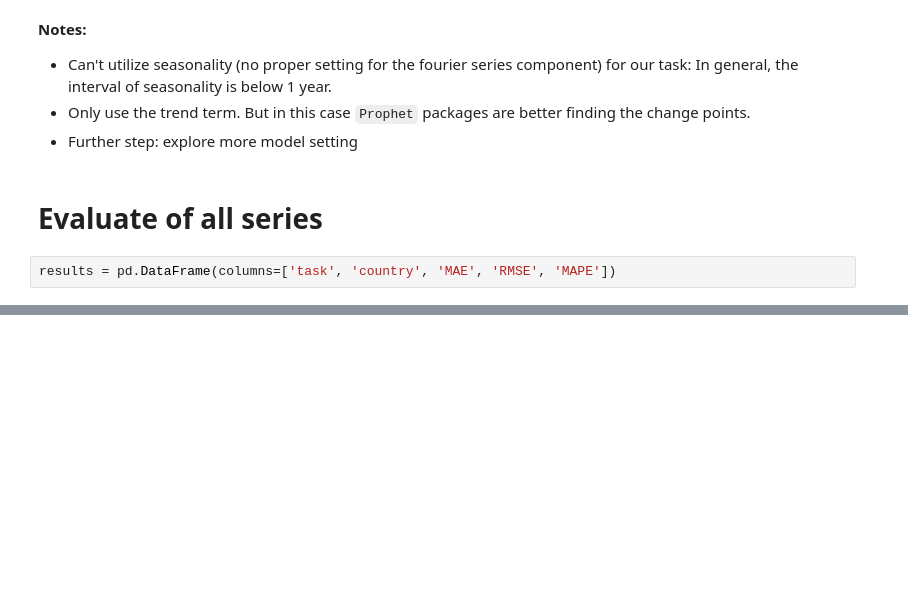
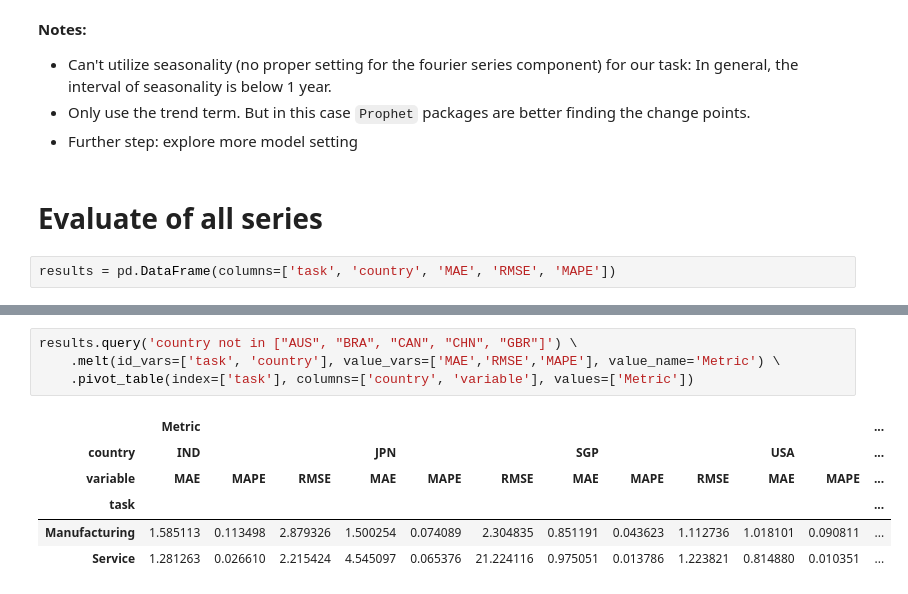
Before and after one commit to HannahFromAland/Accenture4-Evaluating-the-Attractiveness-of-a-Country, a Jupyter notebook: Model/PyMC3/pymc3-prophet.ipynb, the cells around one changed output, grey strips where cells are left out. Cells and saved outputs as stored; diff of their text form; blank space fills up the shorter version.

```diff
--- a/Model/PyMC3/pymc3-prophet.ipynb
+++ b/Model/PyMC3/pymc3-prophet.ipynb
@@ -287,0 +274,11 @@ results
+# %%
+results.query('country not in ["AUS", "BRA", "CAN", "CHN", "GBR"]') \
+    .melt(id_vars=['task', 'country'], value_vars=['MAE','RMSE','MAPE'], value_name='Metric') \
+    .pivot_table(index=['task'], columns=['country', 'variable'], values=['Metric'])
+# %% [output]
+|  | Metric |  |  |  |  |  |  |  |  |  |  | ... |
+| country | IND |  |  | JPN |  |  | SGP |  |  | USA |  | ... |
+| variable | MAE | MAPE | RMSE | MAE | MAPE | RMSE | MAE | MAPE | RMSE | MAE | MAPE | ... |
+| task |  |  |  |  |  |  |  |  |  |  |  | ... |
+| Manufacturing | 1.585113 | 0.113498 | 2.879326 | 1.500254 | 0.074089 | 2.304835 | 0.851191 | 0.043623 | 1.112736 | 1.018101 | 0.090811 | ... |
+| Service | 1.281263 | 0.026610 | 2.215424 | 4.545097 | 0.065376 | 21.224116 | 0.975051 | 0.013786 | 1.223821 | 0.814880 | 0.010351 | ... |
```
Also changed, not shown: parts of 18 cells of this notebook.
